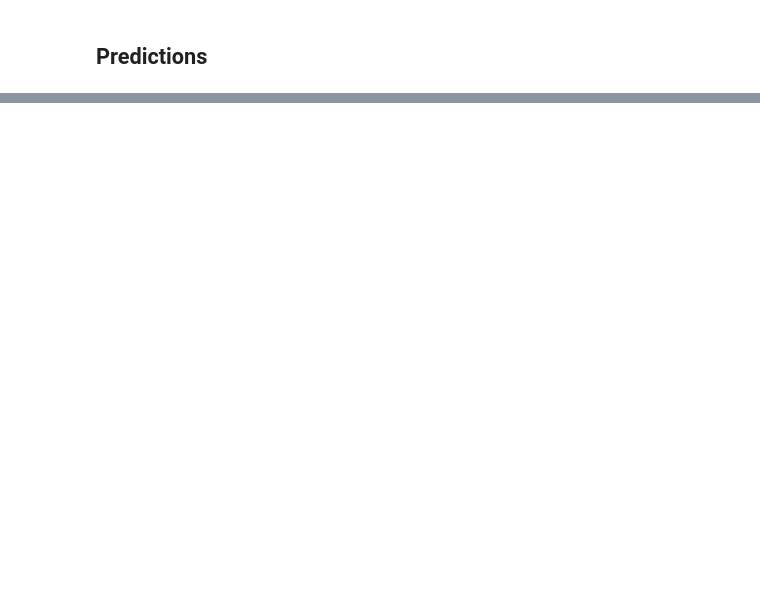
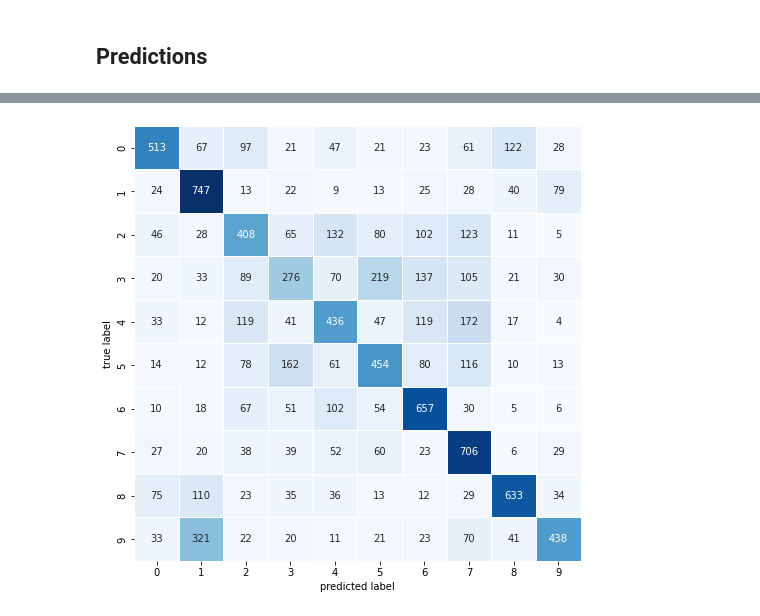
Before and after one commit to ramundson/MSDS_458_Public, a Jupyter notebook: MSDS458_Assignment_02/MSDS458_Assignment_02_20220325_v22_COLAB_Part1.ipynb, the cells around one changed output, grey strips where cells are left out. Drawn from its saved outputs; the diff is of its cells as text; code cells hidden in the pictures; blank space fills up the shorter version.

```diff
--- a/MSDS458_Assignment_02/MSDS458_Assignment_02_20220325_v22_COLAB_Part1.ipynb
+++ b/MSDS458_Assignment_02/MSDS458_Assignment_02_20220325_v22_COLAB_Part1.ipynb
@@ -268,6 +362,6 @@ history = model.fit(x_train_norm
                     ,validation_data=(x_valid_norm, y_valid_split)
                     ,callbacks=[
                     tf.keras.callbacks.EarlyStopping(monitor='val_accuracy', patience=3),
-                    tf.keras.callbacks.ModelCheckpoint('/content/gdrive/My Drive/Colab Notebooks/models/model_{val_accuracy:.4f}.h5', save_best_only=True,
+                    tf.keras.callbacks.ModelCheckpoint('results/model_{val_accuracy:.4f}.h5', save_best_only=True,
                                         save_weights_only=False, monitor='val_accuracy')]
                    )
@@ -328,6 +484,6 @@ plot_confusion_matrix(y_test,pred1)
 <b>tf.keras.models.load_model</b><br>
 https://www.tensorflow.org/api_docs/python/tf/keras/models/load_model</div>
 # %%
-model = tf.keras.models.load_model('/content/gdrive/My Drive/Colab Notebooks/models/model_0.8072.h5')
+model = tf.keras.models.load_model('results/model_0.7964.h5')
 # %%
 preds = model.predict(x_test_norm)
@@ -421,0 +704,3 @@ plt.show();
+# %%
+pred1 = clf.predict(x_test_norm)
+print_validation_report(y_test, pred1)
@@ -421,0 +728,4 @@ plt.show();
+# %%
+plot_confusion_matrix(y_test,pred1)
+# %% [output]
+[figure, added]
```
Also changed, not shown: parts of 65 cells of this notebook, 2 other files.
